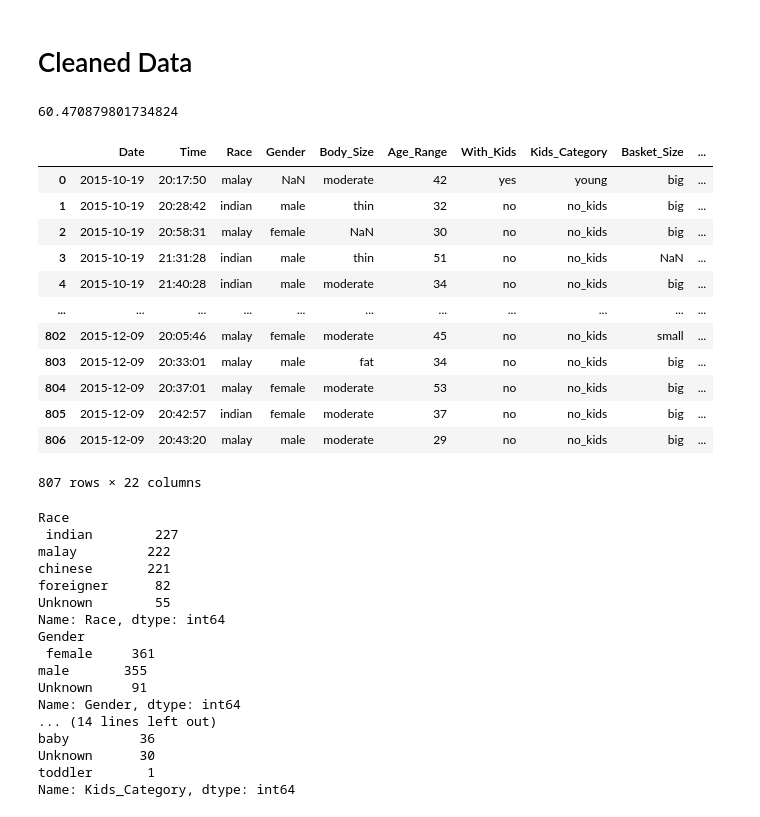
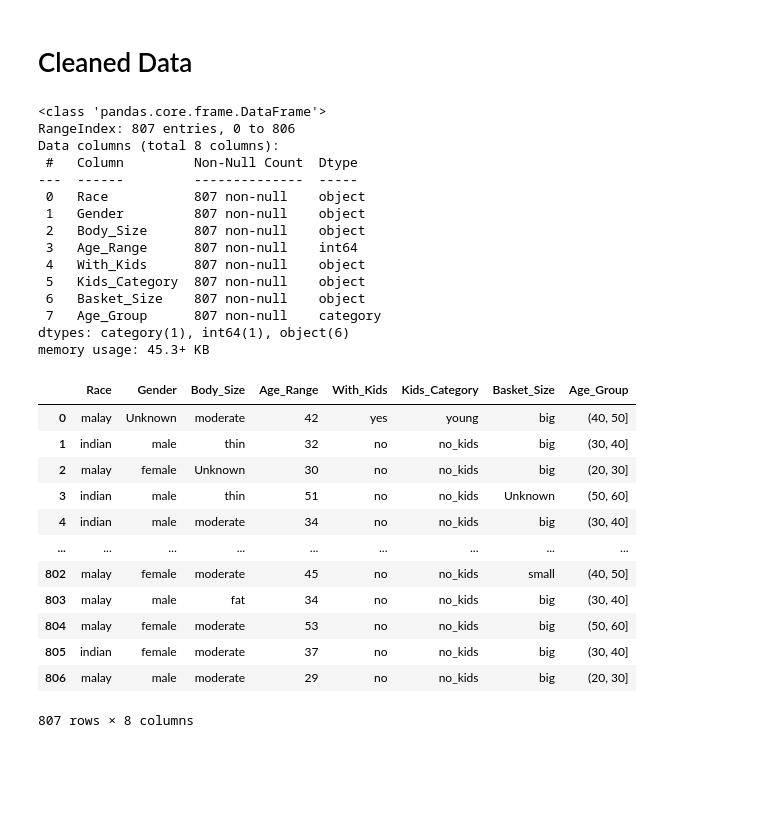
Before and after one commit to CRJoshuaa/Data-Mining-Project, a Jupyter notebook: Project_Joshuaa.ipynb, the cells around one changed output. Cells and saved outputs as stored; diff of their text form; code cells hidden in the pictures; blank space fills up the shorter version.

```diff
--- a/Project_Joshuaa.ipynb
+++ b/Project_Joshuaa.ipynb
@@ -330,46 +341,40 @@ cleaned=(df.pipe(change_to_date)
 
     )
-# %%
-len(cleaned[cleaned.isnull().any(axis=1)])/len(cleaned)*100
-# %% [output]
-60.470879801734824
-# %%
-cleaned
-# %% [output]
-|  | Date | Time | Race | Gender | Body_Size | Age_Range | With_Kids | Kids_Category | Basket_Size | ... |
-| 0 | 2015-10-19 | 20:17:50 | malay | NaN | moderate | 42 | yes | young | big | ... |
-| 1 | 2015-10-19 | 20:28:42 | indian | male | thin | 32 | no | no_kids | big | ... |
-| 2 | 2015-10-19 | 20:58:31 | malay | female | NaN | 30 | no | no_kids | big | ... |
-| 3 | 2015-10-19 | 21:31:28 | indian | male | thin | 51 | no | no_kids | NaN | ... |
-| 4 | 2015-10-19 | 21:40:28 | indian | male | moderate | 34 | no | no_kids | big | ... |
-| ... | ... | ... | ... | ... | ... | ... | ... | ... | ... | ... |
-| 802 | 2015-12-09 | 20:05:46 | malay | female | moderate | 45 | no | no_kids | small | ... |
-| 803 | 2015-12-09 | 20:33:01 | malay | male | fat | 34 | no | no_kids | big | ... |
-| 804 | 2015-12-09 | 20:37:01 | malay | female | moderate | 53 | no | no_kids | big | ... |
-| 805 | 2015-12-09 | 20:42:57 | indian | female | moderate | 37 | no | no_kids | big | ... |
-| 806 | 2015-12-09 | 20:43:20 | malay | male | moderate | 29 | no | no_kids | big | ... |
-807 rows × 22 columns
+# %%
+cluster.info()
+cluster
+# %% [output]
+<class 'pandas.core.frame.DataFrame'>
+RangeIndex: 807 entries, 0 to 806
+Data columns (total 8 columns):
+ #   Column         Non-Null Count  Dtype
+---  ------         --------------  -----
+ 0   Race           807 non-null    object
+ 1   Gender         807 non-null    object
+ 2   Body_Size      807 non-null    object
+ 3   Age_Range      807 non-null    int64
+ 4   With_Kids      807 non-null    object
+ 5   Kids_Category  807 non-null    object
+ 6   Basket_Size    807 non-null    object
+ 7   Age_Group      807 non-null    category
+dtypes: category(1), int64(1), object(6)
+memory usage: 45.3+ KB
+|  | Race | Gender | Body_Size | Age_Range | With_Kids | Kids_Category | Basket_Size | Age_Group |
+| 0 | malay | Unknown | moderate | 42 | yes | young | big | (40, 50] |
+| 1 | indian | male | thin | 32 | no | no_kids | big | (30, 40] |
+| 2 | malay | female | Unknown | 30 | no | no_kids | big | (20, 30] |
+| 3 | indian | male | thin | 51 | no | no_kids | Unknown | (50, 60] |
+| 4 | indian | male | moderate | 34 | no | no_kids | big | (30, 40] |
+| ... | ... | ... | ... | ... | ... | ... | ... | ... |
+| 802 | malay | female | moderate | 45 | no | no_kids | small | (40, 50] |
+| 803 | malay | male | fat | 34 | no | no_kids | big | (30, 40] |
+| 804 | malay | female | moderate | 53 | no | no_kids | big | (50, 60] |
+| 805 | indian | female | moderate | 37 | no | no_kids | big | (30, 40] |
+| 806 | malay | male | moderate | 29 | no | no_kids | big | (20, 30] |
+807 rows × 8 columns
 # %%
-print('Race\n',df['Race'].value_counts())
-print('Gender\n',df['Gender'].value_counts())
-print('Body_Size\n',df['Body_Size'].value_counts())
-print('With_Kids\n',df['With_Kids'].value_counts())
-print('Kids_Category\n',df['Kids_Category'].value_counts())
+# print('Race\n',df['Race'].value_counts())
+# print('Gender\n',df['Gender'].value_counts())
+# print('Body_Size\n',df['Body_Size'].value_counts())
+# print('With_Kids\n',df['With_Kids'].value_counts())
+# print('Kids_Category\n',df['Kids_Category'].value_counts())
-# %% [output]
-Race
- indian        227
-malay         222
-chinese       221
-foreigner      82
-Unknown        55
-Name: Race, dtype: int64
-Gender
- female     361
-male       355
-Unknown     91
-Name: Gender, dtype: int64
-... (14 lines left out)
-baby         36
-Unknown      30
-toddler       1
-Name: Kids_Category, dtype: int64
```
Also changed, not shown: parts of 10 cells of this notebook.
